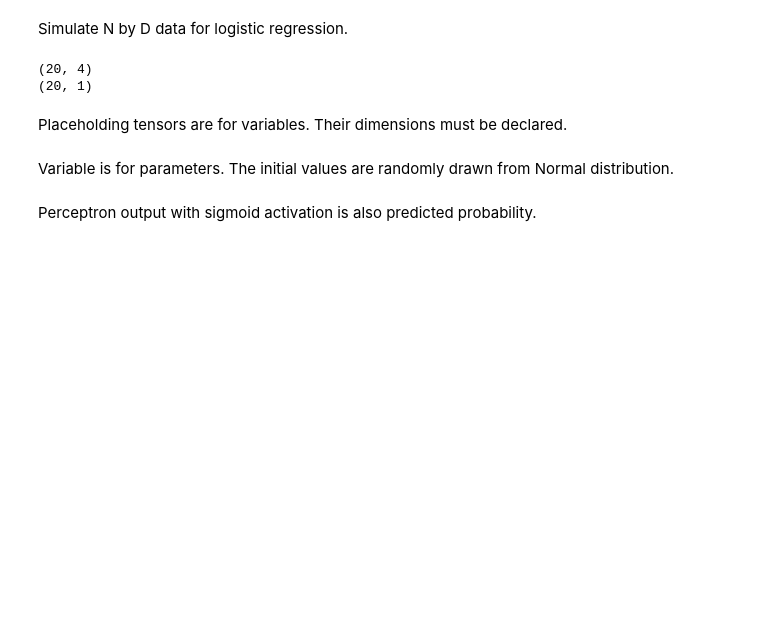
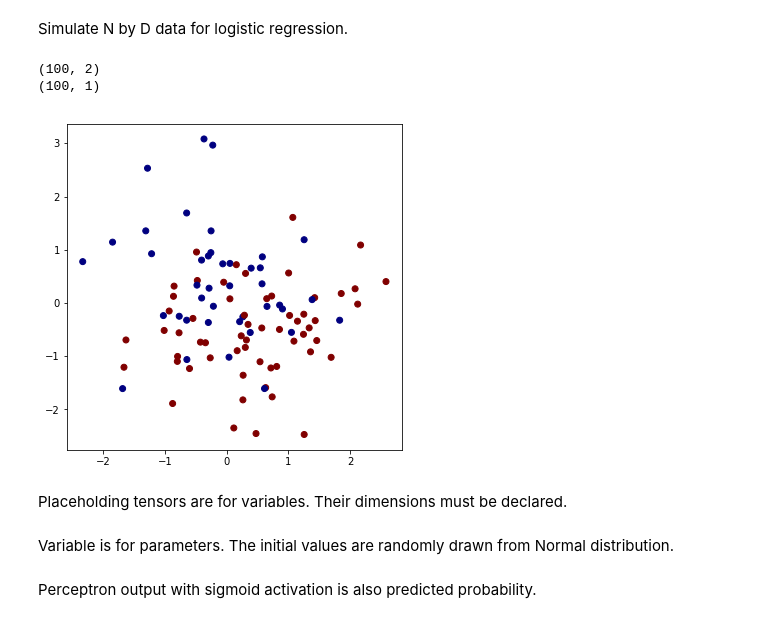
Before and after one commit to UCIDataScienceInitiative/LearningWithPython, a Jupyter notebook: logistic.ipynb, the cells around one changed output. Cells and saved outputs as stored; diff of their text form; code cells hidden in the pictures; blank space fills up the shorter version.

```diff
--- a/logistic.ipynb
+++ b/logistic.ipynb
@@ -4,17 +10,23 @@ import numpy as np
 # %% [markdown]
 Simulate N by D data for logistic regression.
 # %%
-N = 20
-D = 4
-beta_true = np.random.uniform(-1, 1, 4).reshape((D, 1))
+N = 100
+D = 2
+beta_true = np.asarray([1.0, -1.0]).reshape((2, 1))
 dataX = np.random.normal(0, 1, N * D).reshape(N, D)
 prob = 1.0 / (1.0 + np.exp(-np.dot(dataX, beta_true)))
 dataY = np.random.binomial(1, prob) * 1.0
 print(dataX.shape)
 print(dataY.shape)
 # %% [output]
-(20, 4)
-(20, 1)
+(100, 2)
+(100, 1)
+# %%
+fig = plt.figure(figsize=(6, 6))
+plt.scatter(dataX[:, 0], dataX[:, 1], c=dataY[:, 0], cmap='jet')
+plt.show()
+# %% [output]
+[figure, added]
 # %% [markdown]
 Placeholding tensors are for variables. Their dimensions must be declared.
 # %%
```
Also changed, not shown: parts of 4 cells of this notebook, 1 other file.
